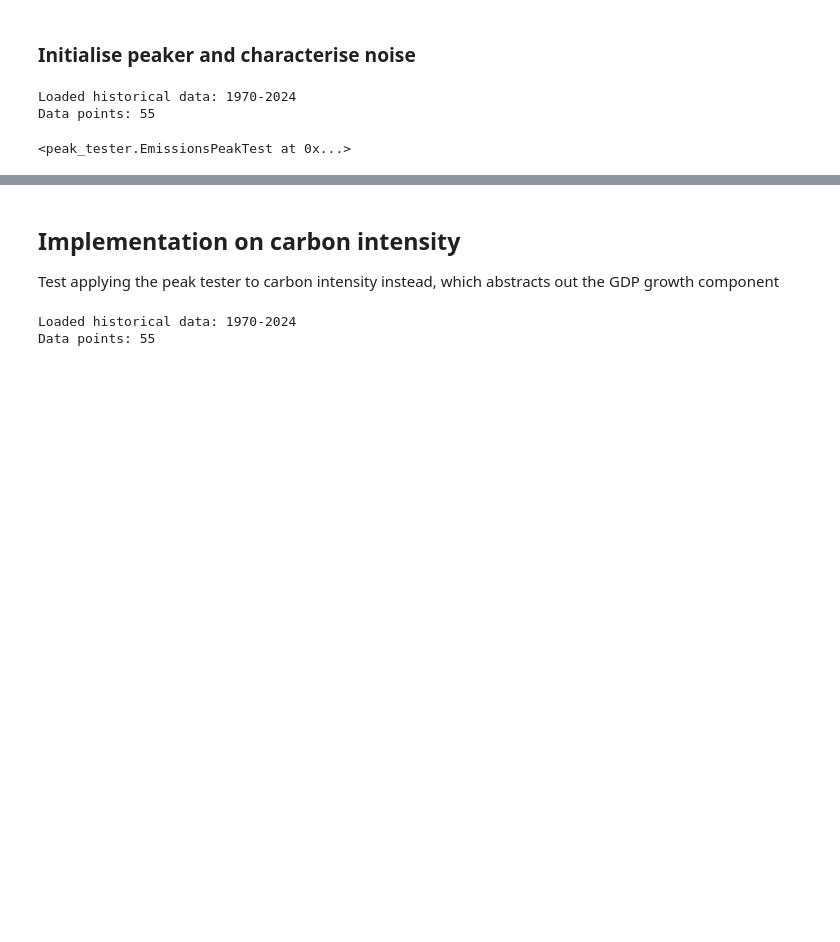
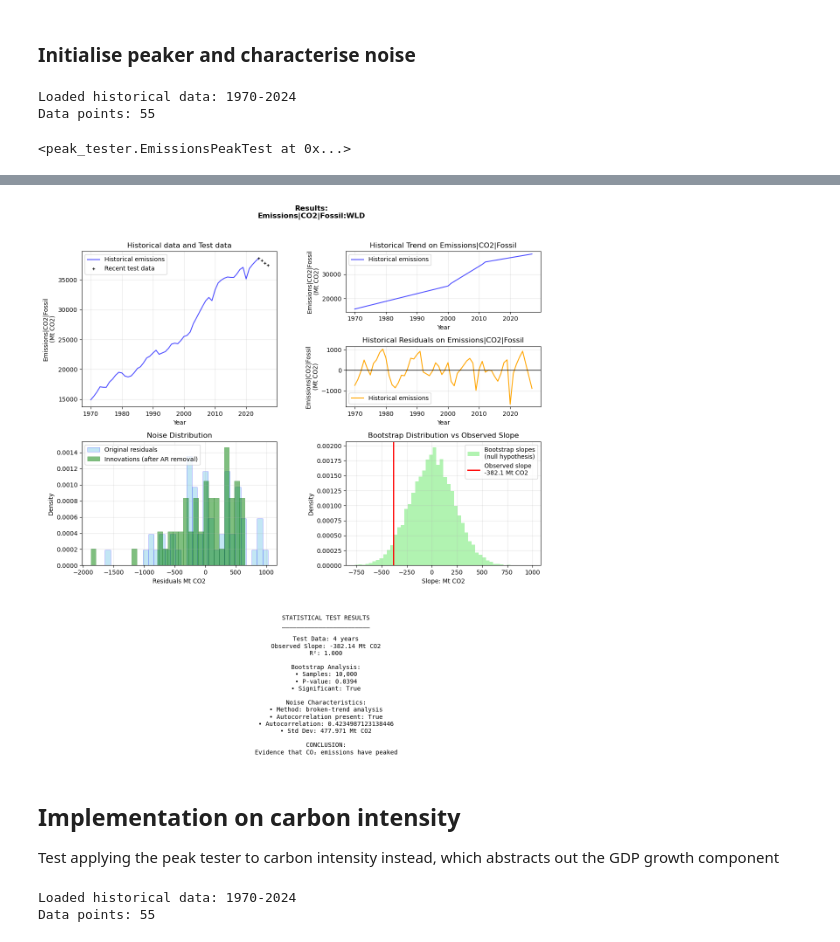
Before and after one commit to nezzag/peaking_test, a Jupyter notebook: notebooks/test_peaker.ipynb, the cells around one changed output, grey strips where cells are left out. Saved outputs shown, nothing was run; the diff lists cells and outputs as text; code cells hidden in the pictures; blank space fills up the shorter version.

```diff
--- a/notebooks/test_peaker.ipynb
+++ b/notebooks/test_peaker.ipynb
@@ -110,0 +105,4 @@ peak_tester.plot_analysis()
+# %%
+peak_tester.characterize_noise(method='broken_trend',include_test_data=True) # choose 'normal', 't-dist' or 'empirical'. If 't-dist' can choose t_df or leave to calculate
+peak_tester.create_noise_generator()
+peak_tester.run_complete_bootstrap_test(bootstrap_method='ar_bootstrap')
@@ -111,3 +128,7 @@ peak_tester.plot_analysis()
+# %%
+peak_tester.plot_analysis()
+# %% [output]
+[figure, added]
 # %% [markdown]
 ## Implementation on carbon intensity
 Test applying the peak tester to carbon intensity instead, which abstracts out the GDP growth component
```
Also changed, not shown: parts of 8 cells of this notebook, 1 other file.
